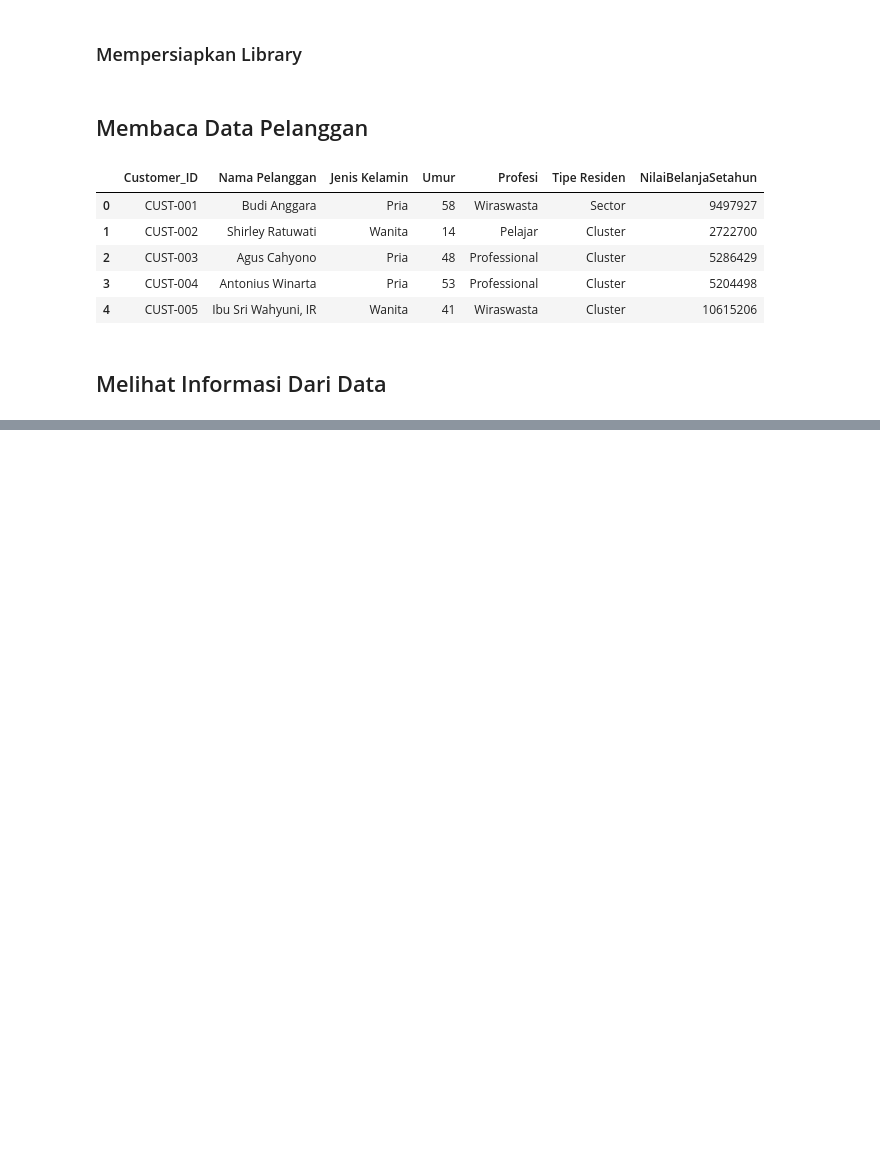
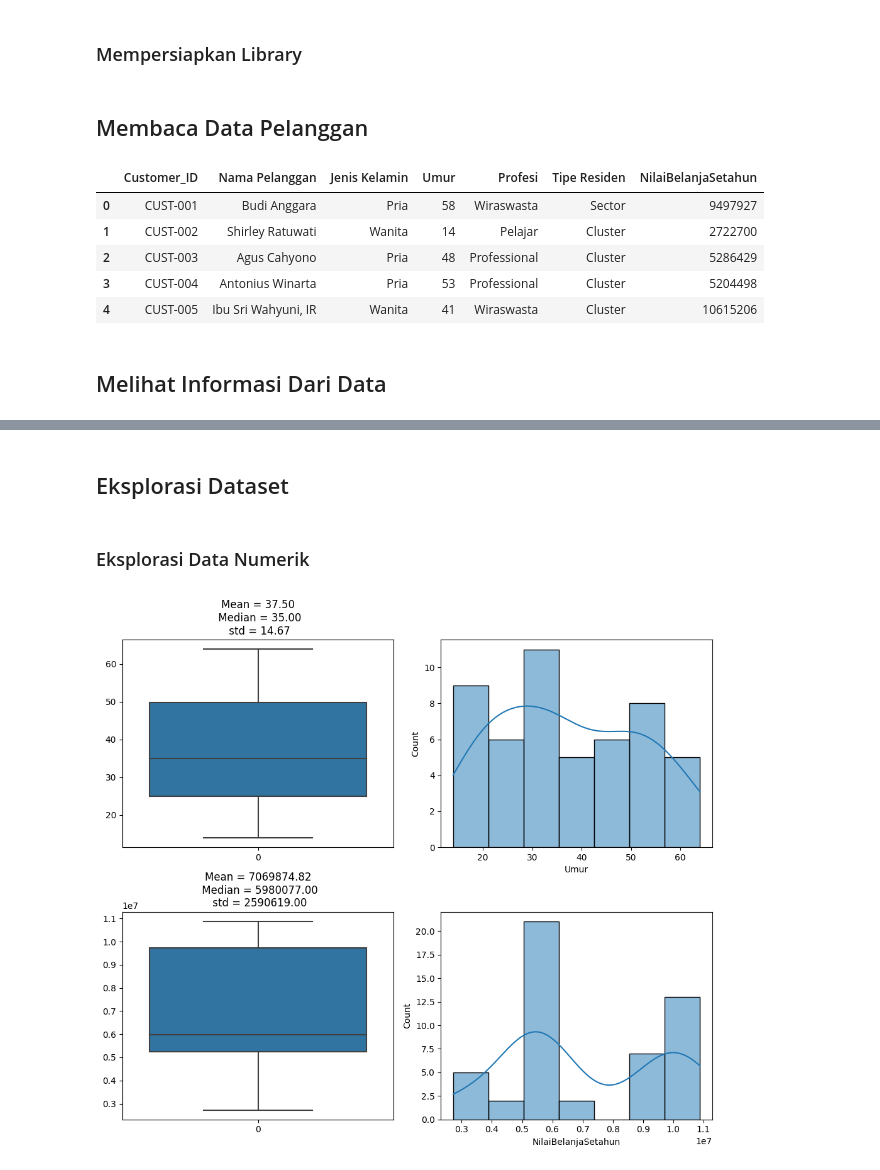
Before and after one commit to UsepSyaikalArifin/Data-Science-Projects, a Jupyter notebook: Data Science in Marketing - Customer Segmentation with Python/main.ipynb, the cells around one changed output, grey strips where cells are left out. Cells and saved outputs as stored; diff of their text form; code cells hidden in the pictures; blank space fills up the shorter version.

Commit message:
Eksplorasi Data Numerikal

```diff
--- a/Data Science in Marketing - Customer Segmentation with Python/main.ipynb
+++ b/Data Science in Marketing - Customer Segmentation with Python/main.ipynb
@@ -48,0 +50,20 @@ memory usage: 2.9+ KB
+# %% [markdown]
+## Eksplorasi Dataset
+# %% [markdown]
+### Eksplorasi Data Numerik
+# %%
+# Fungsi untuk membuat Plot
+def obeservasi_num(features):
+    fig, axs = plt.subplots(2, 2, figsize=(10, 9))
+    for i, col in enumerate(features):
+        sns.boxplot(data = df[col], ax = axs[i][0])
+        sns.histplot(data = df[col], kde=True, ax = axs[i][1])
+        axs[i][0].set_title("Mean = %.2f\n Median = %.2f\n std = %.2f"%(df[col].mean(), df[col].median(), df[col].std()))
+    plt.tight_layout()
+    plt.show()
+
+# Memanggil Fungsi
+numerik_columns = df.select_dtypes(include=["number"]).columns.to_list()
+obeservasi_num(numerik_columns)
+# %% [output]
+[figure, added]
```
Also changed, not shown: parts of 2 cells of this notebook.
